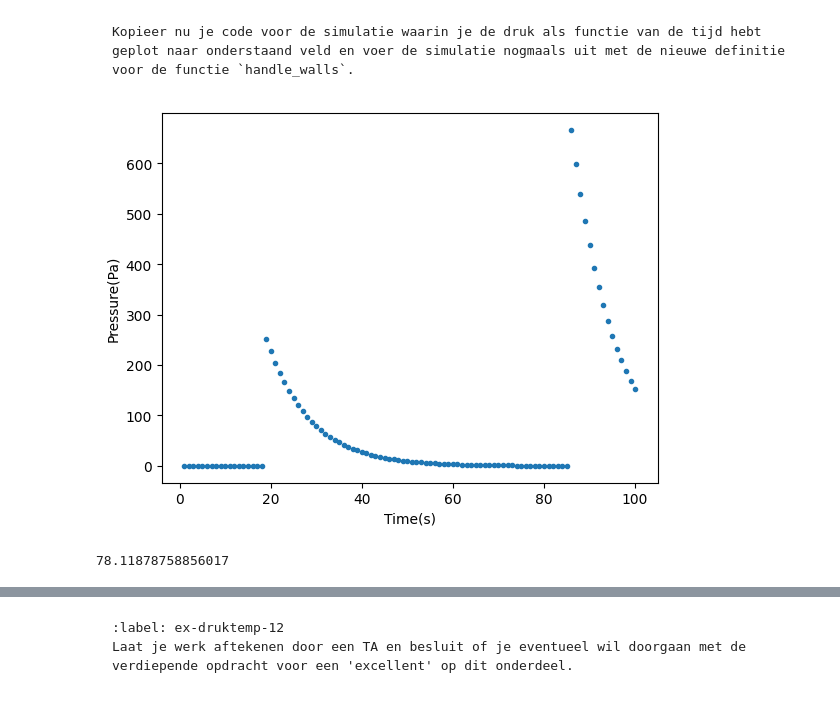
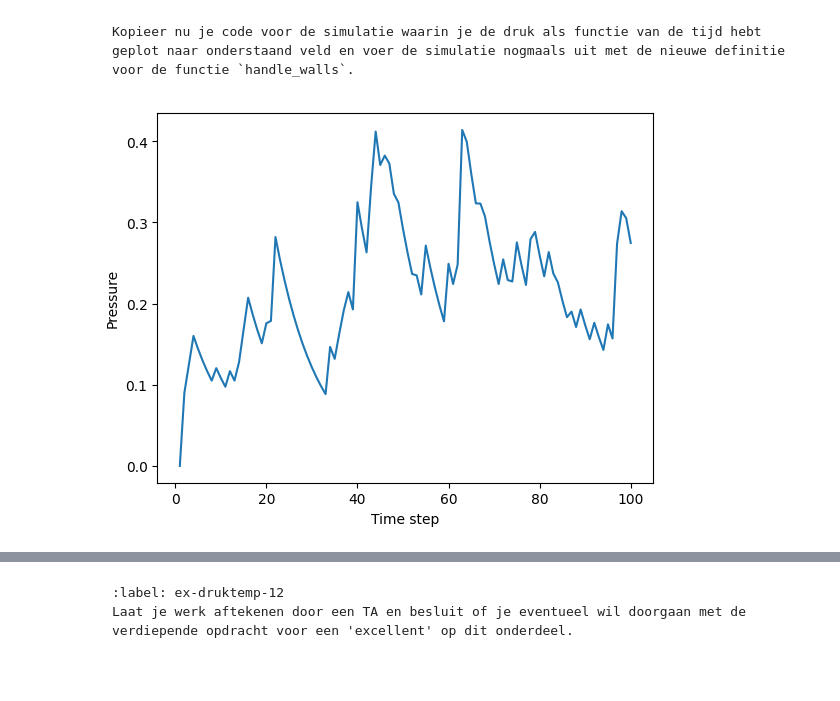
Before and after one commit to kristywrkl/GROEPSNUMMER, a Jupyter notebook: Content/PySim/5_druktemp.ipynb, the cells around one changed output, grey strips where cells are left out. Cells and saved outputs as stored; diff of their text form; code cells hidden in the pictures.

````diff
--- a/Content/PySim/5_druktemp.ipynb
+++ b/Content/PySim/5_druktemp.ipynb
@@ -39,11 +39,11 @@ import numpy as np
 import matplotlib.pyplot as plt
 from matplotlib.animation import FuncAnimation
 
-BOX_SIZE_0 = 2e-11               # Hoogte en lengte startvolume
+BOX_SIZE_0 = 10.0               # Hoogte en lengte startvolume
 N = 40                       # Aantal deeltjes
-V_0 = 400                      # Startsnelheid van deeltjes
-RADIUS = 0.3e-12                   # Straal van moleculen
-DT = 0.1*RADIUS/V_0                       # Tijdstap om geen botsing te missen
+V_0 = 1                      # Startsnelheid van deeltjes
+RADIUS = 0.3                   # Straal van moleculen
+DT = 0.1                       # Tijdstap om geen botsing te missen
 
 #your code/answer
 # %% [markdown]
@@ -112,7 +112,7 @@ def create_particles(particles):
         vx = np.random.uniform(-V_0, V_0)
         vy = np.random.choice([-1, 1]) * np.sqrt(V_0**2 - vx**2)
         pos = np.random.uniform(-BOX_SIZE_0/2 + RADIUS, BOX_SIZE_0/2 - RADIUS, 2)
-        particles.append(ParticleClass(m=5.0e-26, v=[vx, vy], r=pos, R=RADIUS))
+        particles.append(ParticleClass(m=1.0, v=[vx, vy], r=pos, R=RADIUS))
 
 # note dat deze handle_collisions functie anders is dan we gedaan in brownian motion
 # controleer zelf welke van de twee functies sneller is (wat, zoals gezegd, sterk afhangt van het aantal deeltjes!)
@@ -329,19 +308,20 @@ Je zal zien dat deze grafiek niet een mooie vlakke vorm zal hebben.
 Wat zou je als verklaring hiervoor geven?
 ```
 # %%
-#your code/answer
 particles = []
-pressure_data = np.empty(100)
+times = np.arange(1, 101)
+druk = []
+
 create_particles(particles)
 
 for i in range(100):
     take_time_step(particles)
-    pressure_data[i] = pressure
+
+    druk.append(pressure)
 
 plt.figure()
-plt.xlabel('Time(s)')
-plt.ylabel('Pressure(Pa)')
-plt.plot(times, pressure_data, '.')
+plt.xlabel("Time step")
+plt.ylabel("Pressure")
+plt.plot(times, druk)
 plt.show()
-print(np.mean(pressure_data))
 # %% [output]
@@ -397,25 +376,26 @@ Kopieer nu je code voor de simulatie waarin je de druk als functie van de tijd h
 ```
 # %%
 # RUIMTE VOOR GEKOPIEERDE FUNCTIE
-#your code/answer
 particles = []
-pressure_data = np.empty(100)
+times = np.arange(1, 101)
+druk = []
+
 create_particles(particles)
 
 for i in range(100):
     take_time_step(particles)
-    pressure_data[i] = pressure
+
+    druk.append(pressure)
 
 plt.figure()
-plt.xlabel('Time(s)')
-plt.ylabel('Pressure(Pa)')
-plt.plot(times, pressure_data,'.')
+plt.xlabel("Time step")
+plt.ylabel("Pressure")
+plt.plot(times, druk)
 plt.show()
-print(np.mean(pressure_data))
+
 #your code/answer
 # %% [output]
-[figure, old version]
+[figure, new version]
-78.11878758856017
 # %% [markdown]
 Met de middeling kan je beter zien wat de gemiddelde waarde voor de druk in dit systeem is. Als dit voor jouw simulatie lastig is kan je de factor `alpha` aanpassen in de functie 'handle_walls`, zodat je over een langere periode het gemiddelde neemt. Hou daarbij wel rekening met de eis in [bovenstaande formule](#int_norm)
 
````
Also changed, not shown: parts of 6 cells of this notebook.
